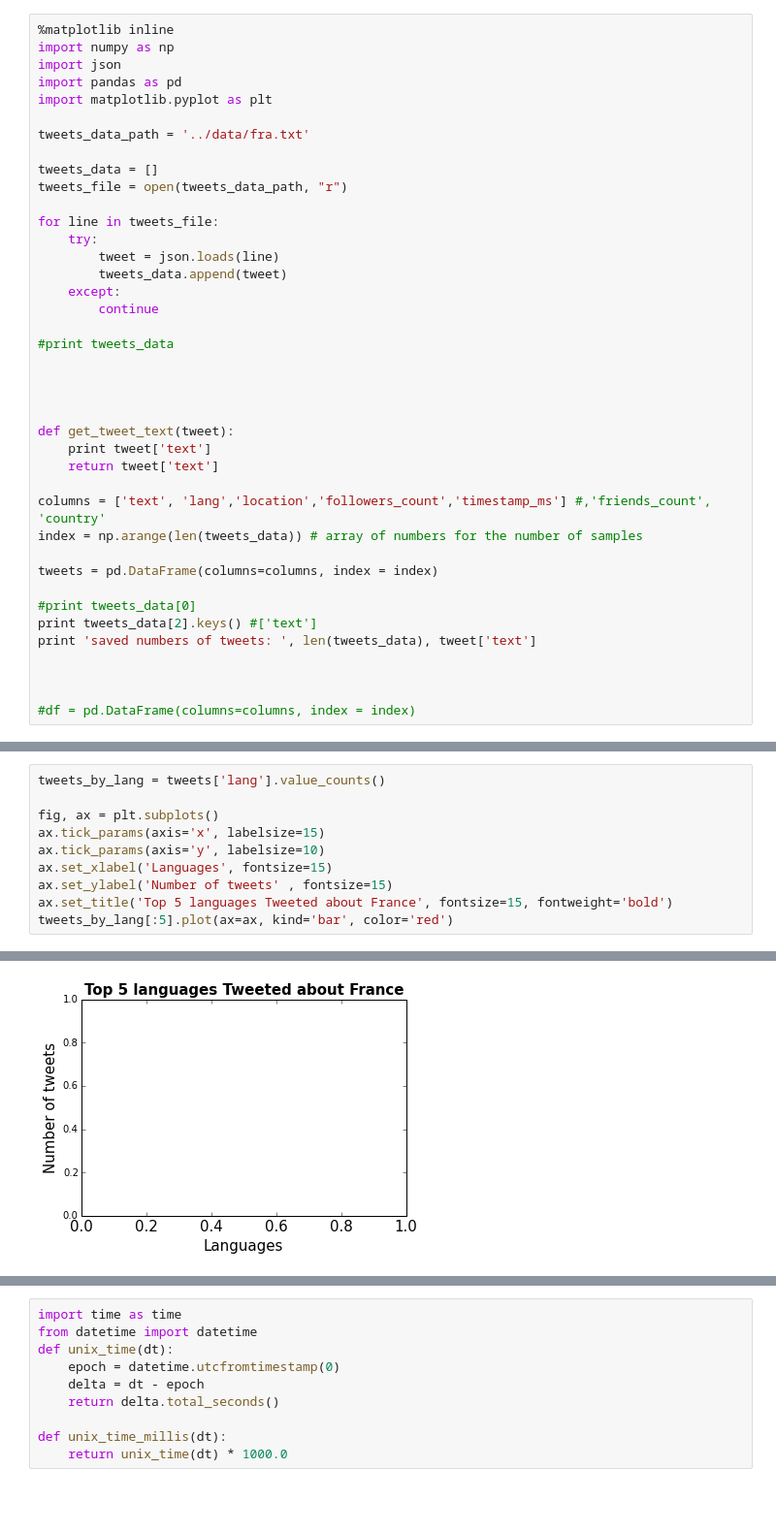
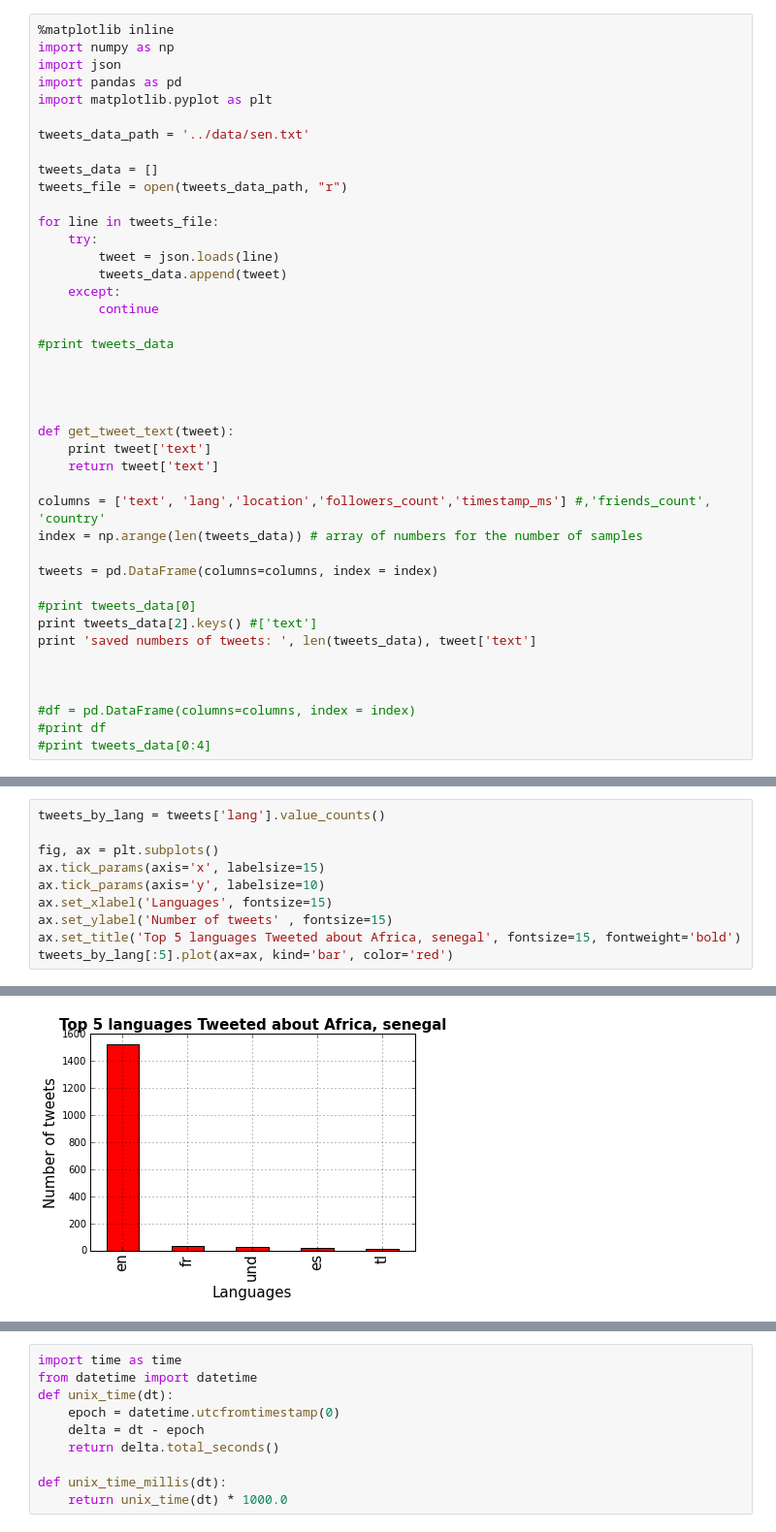
Before and after one commit to Ngom/bigdata_aims_senegal, a Jupyter notebook: TweetAnalysis/AfricaKeyWords.ipynb, the cells around one changed output, grey strips where cells are left out. Shown: that part at 97% size. Cells and saved outputs as stored; diff of their text form; blank space fills up the shorter version.

```diff
--- a/TweetAnalysis/AfricaKeyWords.ipynb
+++ b/TweetAnalysis/AfricaKeyWords.ipynb
@@ -5,7 +5,7 @@ import json
 import pandas as pd
 import matplotlib.pyplot as plt
 
-tweets_data_path = '../data/fra.txt'
+tweets_data_path = '../data/sen.txt'
 
 tweets_data = []
 tweets_file = open(tweets_data_path, "r")
@@ -38,5 +38,7 @@ print 'saved numbers of tweets: ', len(tweets_data), tweet['text']
 
 
 #df = pd.DataFrame(columns=columns, index = index)
+#print df
+#print tweets_data[0:4]
 # %% [output]
 [u'contributors', u'truncated', u'text', u'is_quote_status', u'in_reply_to_status_id', u'id', u'favorite_count', u'source', u'retweeted', u'coordinates', u'timestamp_ms', u'entities', u'in_reply_to_sc ...
@@ -75,6 +79,6 @@ ax.tick_params(axis='x', labelsize=15)
 ax.tick_params(axis='y', labelsize=10)
 ax.set_xlabel('Languages', fontsize=15)
 ax.set_ylabel('Number of tweets' , fontsize=15)
-ax.set_title('Top 5 languages Tweeted about France', fontsize=15, fontweight='bold')
+ax.set_title('Top 5 languages Tweeted about Africa, senegal', fontsize=15, fontweight='bold')
 tweets_by_lang[:5].plot(ax=ax, kind='bar', color='red')
 # %% [output]
@@ -82,4 +86,4 @@ TypeError: Empty 'Series': no numeric data to plot
-[figure, old version]
+[figure, new version]
 # %%
 tweets_by_country = tweets['location'].value_counts()
 
```
Also changed, not shown: parts of 8 cells of this notebook, 10 other files.
